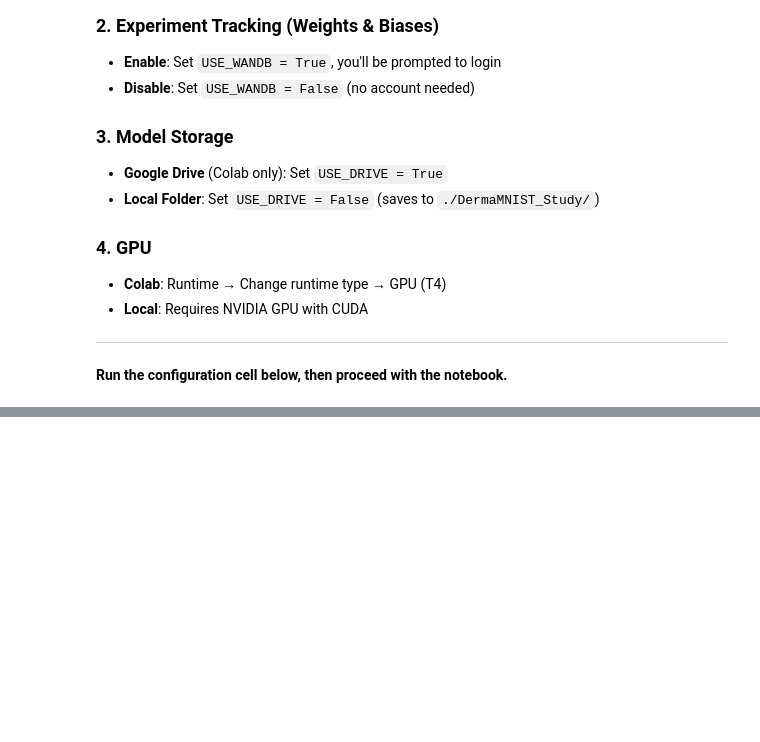
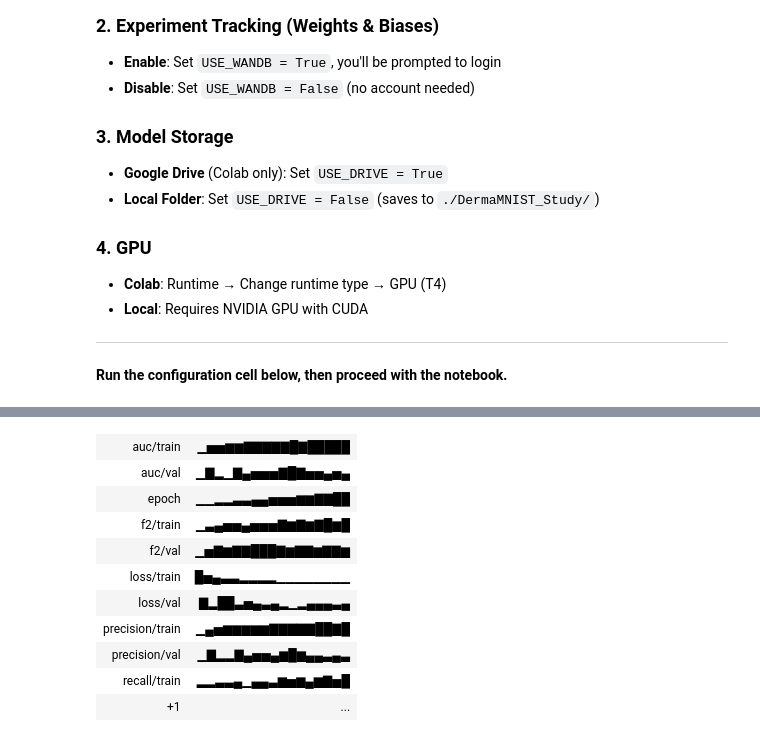
Before and after one commit to gez2code/Binary-Classification-DermaMNIST, a Jupyter notebook: Binary_Classification_DermaMNIST.ipynb, the cells around one changed output, grey strips where cells are left out. Saved outputs shown, nothing was run; the diff lists cells and outputs as text; code cells hidden in the pictures; blank space fills up the shorter version.

```diff
--- a/Binary_Classification_DermaMNIST.ipynb
+++ b/Binary_Classification_DermaMNIST.ipynb
@@ -1810,0 +2661,72 @@ print(f"💾 Model copied to: {final_model_dest}")
+# %%
+# ============================================================================
+# 6e: DENSENET121 TRANSFER LEARNING (3 runs)
+# ============================================================================
+print("\n" + "=" * 70)
+print("📦 6e: DENSENET121 TRANSFER LEARNING (3 runs)")
+print("=" * 70)
+
+print(f"""
+   DenseNet121 Architecture:
+   ├── Parameters: 8M (dense connections)
+   ├── Feature reuse via dense blocks
+   ├── Better gradient flow for small images
+   └── Min input: 32x32 (works well with 56x56)
+
+   Fine-tuning strategies:
+   ├── frozen:  All layers frozen (feature extraction only)
+   ├── partial: Last 50 layers trainable
+   └── full:    All layers trainable
+
+   Note: DenseNet may work better than EfficientNet for small images
+         due to dense connections and feature reuse
+""")
+
+configs_densenet = [
+    {
+        'name': f'P1_DenseNet_frozen_{WEIGHT_TAG}',
+        'architecture': 'transfer',
+        'base_name': 'densenet',
+        'description': 'DenseNet121 Frozen (feature extraction)',
+        'dropout': 0.5,
+        'dense_units': 256,
+        'unfreeze_layers': 0,  # All frozen
+        'learning_rate': 0.0005,  # Higher LR ok for frozen base
+        'batch_size': 64,
+        'epochs': 30,
+        'patience': 10,
+    },
+    {
+        'name': f'P1_DenseNet_partial_{WEIGHT_TAG}',
+        'architecture': 'transfer',
+        'base_name': 'densenet',
+        'description': 'DenseNet121 Partial (50 layers unfrozen)',
+        'dropout': 0.5,
+        'dense_units': 256,
+        'unfreeze_layers': 50,  # Last 50 layers trainable
+        'learning_rate': 0.0001,  # Lower LR for fine-tuning
+        'batch_size': 64,
+        'epochs': 30,
+        'patience': 10,
+    },
+    {
+        'name': f'P1_DenseNet_full_{WEIGHT_TAG}',
+        'architecture': 'transfer',
+        'base_name': 'densenet',
+        'description': 'DenseNet121 Full (all layers unfrozen)',
+        'dropout': 0.5,
+        'dense_units': 256,
+        'unfreeze_layers': None,  # All trainable
+        'learning_rate': 0.0001,  # Lower LR for fine-tuning
+        'batch_size': 64,
+        'epochs': 30,
+        'patience': 10,
+    },
+]
+
+for i, config in enumerate(configs_densenet, 1):
+    print(f"\n▶️ DenseNet121 [{i}/3] {config['description']}")
+    result = train_experiment(config, data, datagen)
+    phase1_results.append(result)
+    save_to_drive(config['name'], DIR_PHASE_1)
+# %% [output]
@@ -1810,0 +2776,11 @@ print(f"💾 Model copied to: {final_model_dest}")
+| auc/train | ▁▅▅▆▆▇▇▇▇▇█▇█████ |
+| auc/val | ▁▇▂▁▇▄▅▅▅▇█▇▅▅▄▅▄ |
+| epoch | ▁▁▂▂▃▃▄▄▅▅▅▆▆▇▇██ |
+| f2/train | ▁▃▄▅▅▄▅▅▅▇▆▇▆▇█▆█ |
+| f2/val | ▁▅▇▆▇▇███▇▆▇▇▆▇▇▆ |
+| loss/train | █▅▄▃▃▂▂▂▂▁▁▁▁▁▁▁▁ |
+| loss/val | ▇▂██▃▅▄▃▄▂▁▂▄▄▄▃▄ |
+| precision/train | ▁▄▅▆▆▆▆▆▇▇▇▇▇██▇█ |
+| precision/val | ▁▇▂▂▇▄▅▅▄▆█▆▄▄▃▄▃ |
+| recall/train | ▂▂▃▃▄▁▄▄▃▆▅▆▄▆▇▅█ |
+| +1 | ... |
```
Also changed, not shown: parts of 59 cells of this notebook.
